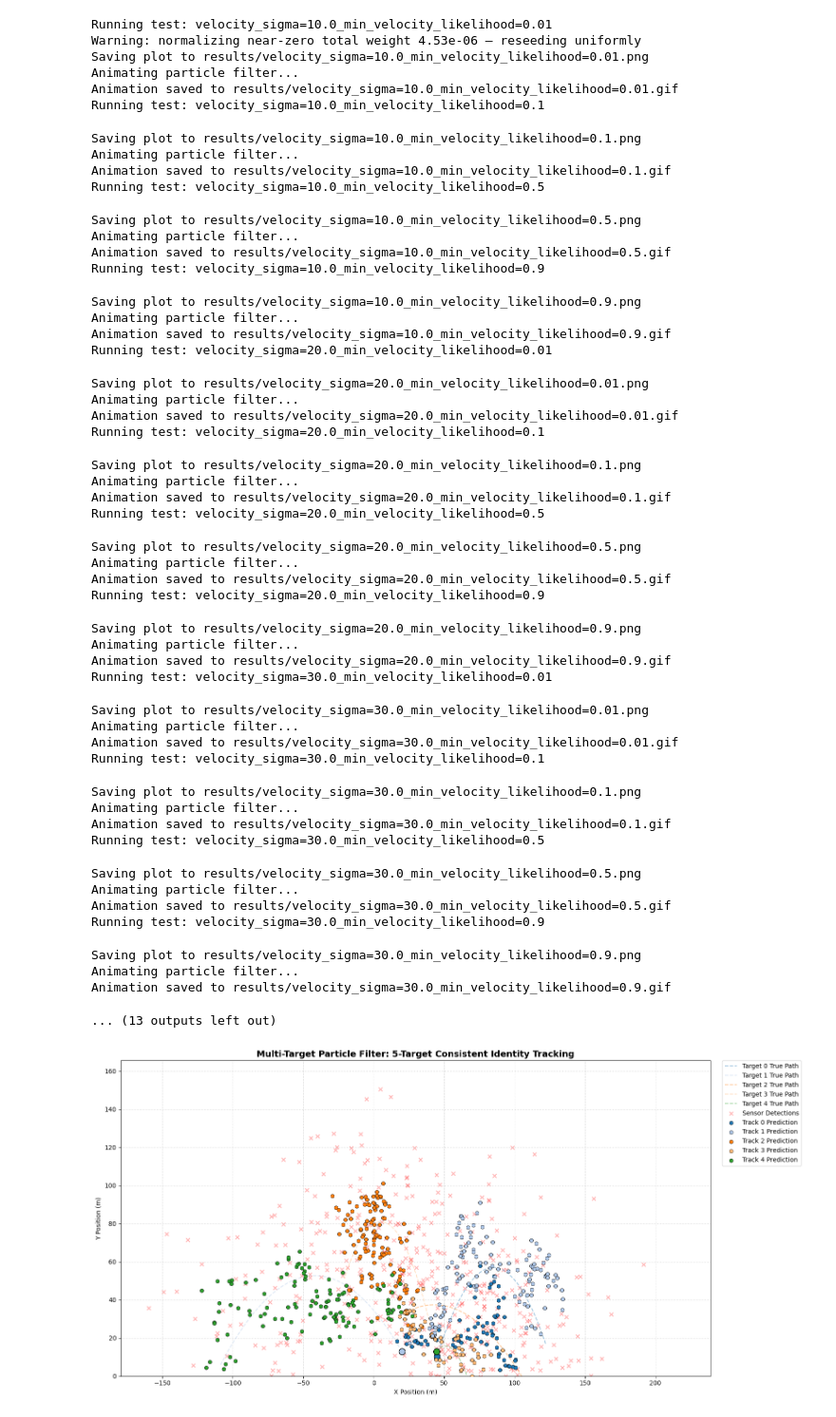
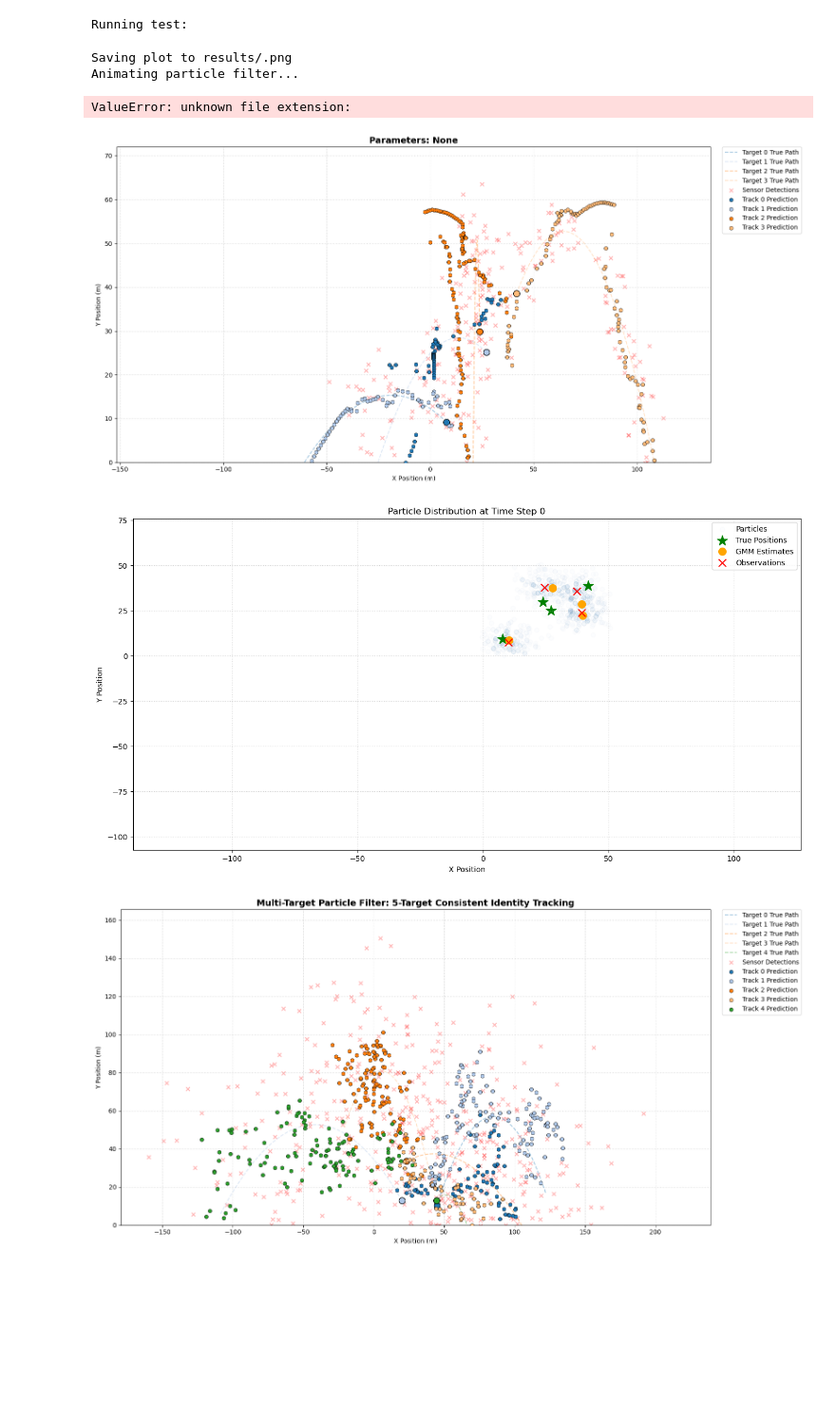
Before and after one commit to christopher-reinard/particle_filter, a Jupyter notebook: main copy.ipynb, the cells around one changed output. Shown at 95% size. Drawn from its saved outputs; the diff is of its cells as text; code cells hidden in the pictures; blank space fills up the shorter version.

Commit message:
FIX - Test both models

```diff
--- a/main copy.ipynb
+++ b/main copy.ipynb
@@ -63,84 +63,40 @@ n_objects = len(true_states)
 
 # Particle Filter Parameters
 num_particles_per_ball = 1000
 
 input_parameters = {
     # Parameters for the balls
     "true_states": true_states,
     "dropout_start": dropout_start,
     "dropout_end": dropout_end,
     "process_noise": process_noise,
     "measurement_noise": measurement_noise,
 
     # Parameters for the Filter
     "num_particles": num_particles_per_ball,
     "state_bounds": STATE_BOUNDS,
     "init_generator": "Sobol",
     "use_velocity_likelihood": True,
     "velocity_sigma": 10.0,
     "min_velocity_likelihood": 0.01,
     "neighbor_assignment": "Hungarian",
     'ess_resample_threshold': 0.9
 }
 
-tester = ParticleFilterTester(input_parameters, save_dir="results")
+tester = ParticleFilterTester(input_parameters, save_dir="results", model="SingleParticleFilter")
 
 
 results = tester.sweep_multi({
-    "use_velocity_likelihood": [True, False],
+    #"use_velocity_likelihood": [True, False],
 }, mode="grid", seed=seed)
 results
 # %% [output]
-Running test: velocity_sigma=10.0_min_velocity_likelihood=0.01
-Warning: normalizing near-zero total weight 4.53e-06 — reseeding uniformly
-Saving plot to results/velocity_sigma=10.0_min_velocity_likelihood=0.01.png
-Animating particle filter...
-Animation saved to results/velocity_sigma=10.0_min_velocity_likelihood=0.01.gif
-Running test: velocity_sigma=10.0_min_velocity_likelihood=0.1
+Running test:
-Saving plot to results/velocity_sigma=10.0_min_velocity_likelihood=0.1.png
+Saving plot to results/.png
 Animating particle filter...
-Animation saved to results/velocity_sigma=10.0_min_velocity_likelihood=0.1.gif
-Running test: velocity_sigma=10.0_min_velocity_likelihood=0.5
-Saving plot to results/velocity_sigma=10.0_min_velocity_likelihood=0.5.png
-Animating particle filter...
-Animation saved to results/velocity_sigma=10.0_min_velocity_likelihood=0.5.gif
-Running test: velocity_sigma=10.0_min_velocity_likelihood=0.9
+ValueError: unknown file extension:
-Saving plot to results/velocity_sigma=10.0_min_velocity_likelihood=0.9.png
-Animating particle filter...
-Animation saved to results/velocity_sigma=10.0_min_velocity_likelihood=0.9.gif
-Running test: velocity_sigma=20.0_min_velocity_likelihood=0.01
-Saving plot to results/velocity_sigma=20.0_min_velocity_likelihood=0.01.png
-Animating particle filter...
-Animation saved to results/velocity_sigma=20.0_min_velocity_likelihood=0.01.gif
-Running test: velocity_sigma=20.0_min_velocity_likelihood=0.1
-Saving plot to results/velocity_sigma=20.0_min_velocity_likelihood=0.1.png
-Animating particle filter...
-Animation saved to results/velocity_sigma=20.0_min_velocity_likelihood=0.1.gif
-Running test: velocity_sigma=20.0_min_velocity_likelihood=0.5
-Saving plot to results/velocity_sigma=20.0_min_velocity_likelihood=0.5.png
-Animating particle filter...
-Animation saved to results/velocity_sigma=20.0_min_velocity_likelihood=0.5.gif
-Running test: velocity_sigma=20.0_min_velocity_likelihood=0.9
-Saving plot to results/velocity_sigma=20.0_min_velocity_likelihood=0.9.png
-Animating particle filter...
-Animation saved to results/velocity_sigma=20.0_min_velocity_likelihood=0.9.gif
-Running test: velocity_sigma=30.0_min_velocity_likelihood=0.01
-Saving plot to results/velocity_sigma=30.0_min_velocity_likelihood=0.01.png
-Animating particle filter...
-Animation saved to results/velocity_sigma=30.0_min_velocity_likelihood=0.01.gif
-Running test: velocity_sigma=30.0_min_velocity_likelihood=0.1
-Saving plot to results/velocity_sigma=30.0_min_velocity_likelihood=0.1.png
-Animating particle filter...
-Animation saved to results/velocity_sigma=30.0_min_velocity_likelihood=0.1.gif
-Running test: velocity_sigma=30.0_min_velocity_likelihood=0.5
-Saving plot to results/velocity_sigma=30.0_min_velocity_likelihood=0.5.png
-Animating particle filter...
-Animation saved to results/velocity_sigma=30.0_min_velocity_likelihood=0.5.gif
-Running test: velocity_sigma=30.0_min_velocity_likelihood=0.9
-Saving plot to results/velocity_sigma=30.0_min_velocity_likelihood=0.9.png
-Animating particle filter...
-Animation saved to results/velocity_sigma=30.0_min_velocity_likelihood=0.9.gif
-... (13 outputs left out)
+[figure, added]
+[figure, added]
 # %%
 n_objects = 5
 step_size = 0.05
```
Also changed, not shown: 1 other file.
